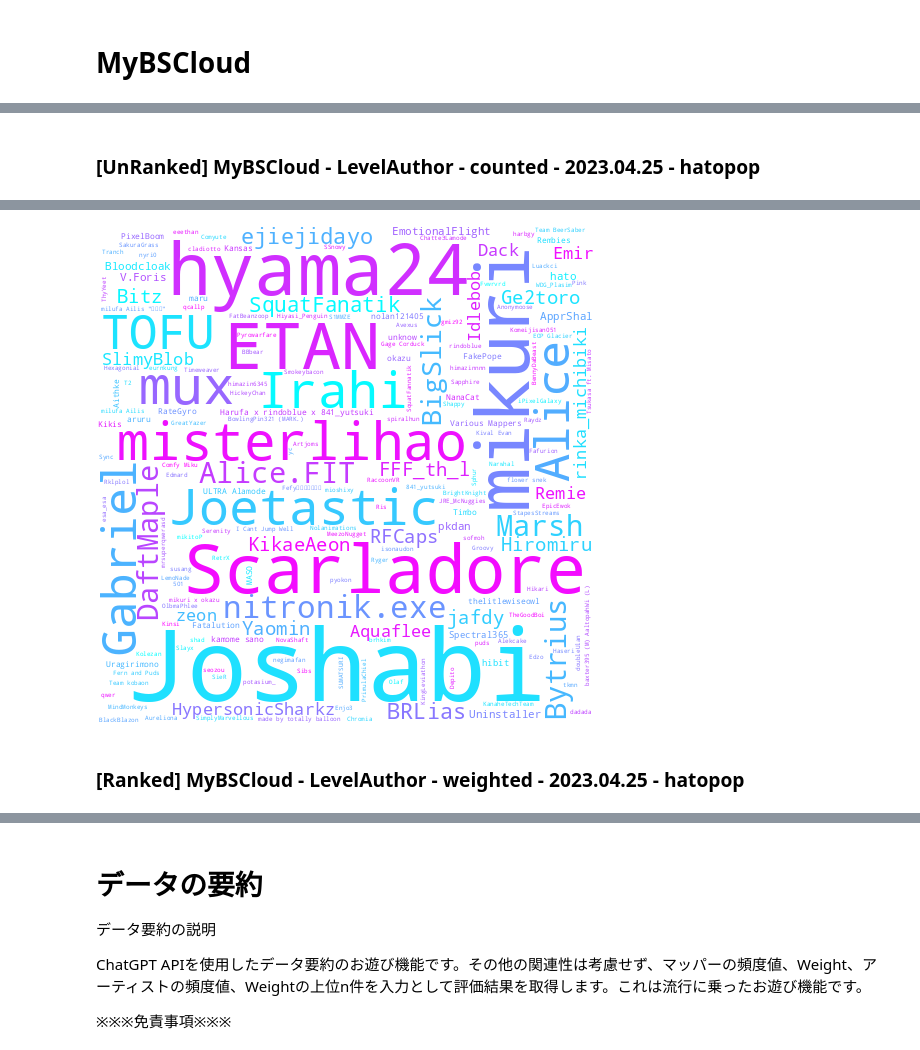
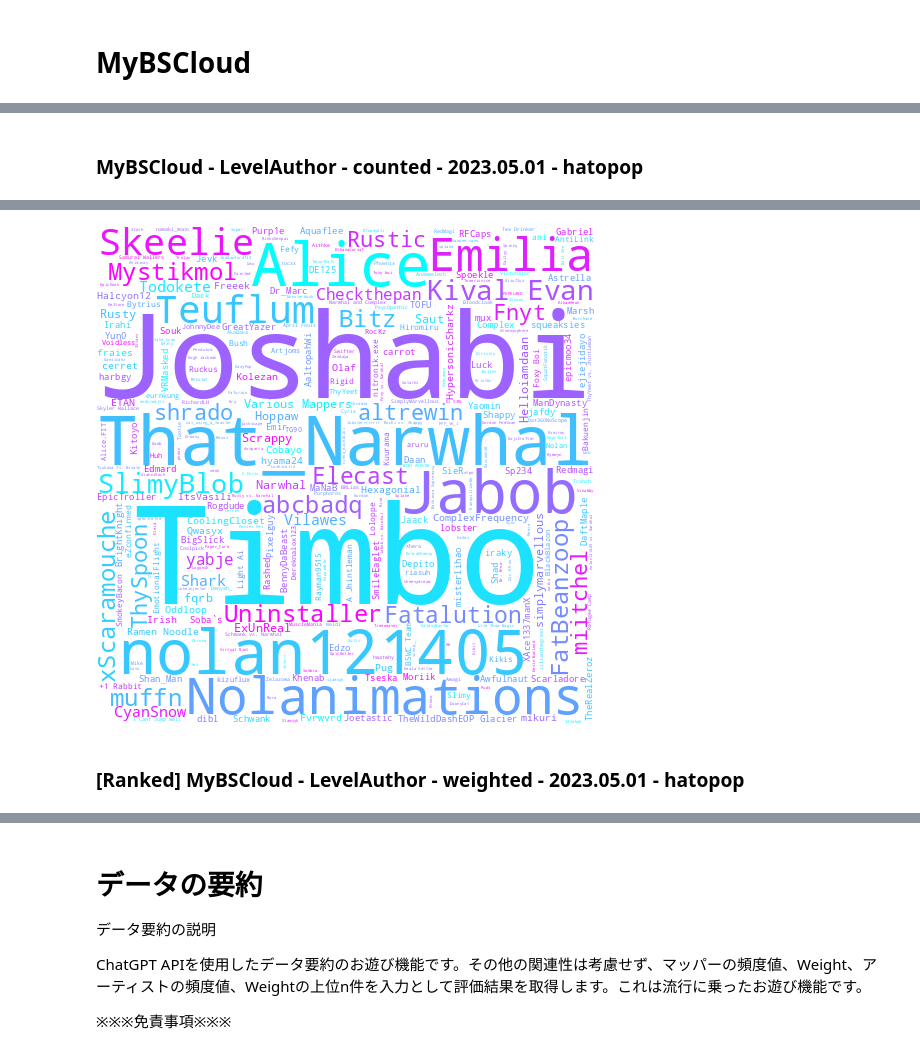
Before and after one commit to hatopopvr/MyBSCloud, a Jupyter notebook: MyBSCloud.ipynb, the cells around one changed output, grey strips where cells are left out. Cells and saved outputs as stored; diff of their text form; code cells hidden in the pictures.

```diff
--- a/MyBSCloud.ipynb
+++ b/MyBSCloud.ipynb
@@ -983,5 +982,11 @@ def get_wordcloud_weight(wordcloud_target, df_wordcloud, count_based=False):
             weights[name] += weight
 
     return weights
+
+def clean_filename(filename):
+    invalid_chars = r'<>:"/\|?*'
+    for char in invalid_chars:
+        filename = filename.replace(char, '_')
+    return filename
 # %% [output]
 [interactive output not drawn]
@@ -1046,7 +1050,8 @@ def create_wordcloud(text):
     wc_image = wordcloud.to_image()
 
     # 画像を保存
-    output_filename = "MyBSCloud_{}_{}.png".format(tz_ja.strftime("%Y%m%d_%H%M%S"), df_info["name"][0])
+    # output_filename = "MyBSCloud_{}_{}.png".format(tz_ja.strftime("%Y%m%d_%H%M%S"), df_info["name"][0])
+    output_filename = "MyBSCloud_{}_{}_{}.png".format(mode, tz_ja.strftime("%Y%m%d_%H%M%S"), clean_filename(df_info["name"][0]))
 
     wc_image.save(output_filename)
 
@@ -1077,7 +1082,8 @@ def create_weighted_wordcloud(weights, mode="weighted", bg_clr="black", clr_map=
     wc_image = wordcloud.to_image()
 
     # 画像を保存
-    output_filename = "MyBSCloud_{}_{}_{}.png".format(mode, tz_ja.strftime("%Y%m%d_%H%M%S"), df_info["name"][0])
+    output_filename = "MyBSCloud_{}_{}_{}.png".format(mode, tz_ja.strftime("%Y%m%d_%H%M%S"), clean_filename(df_info["name"][0]))
+    # output_filename = "MyBSCloud_{}_{}_{}.png".format(mode, tz_ja.strftime("%Y%m%d_%H%M%S"), clean_filename(df_info["name"][0]))
 
     wc_image.save(output_filename)
 
@@ -1142,6 +1148,6 @@ else:
     print("データ件数が0件または フラグが無効のため WordCloud が作成できません。作成する場合は条件を見直してください。")
 # %% [output]
 [interactive output not drawn]
+### MyBSCloud - LevelAuthor - counted - 2023.05.01 - hatopop
 [interactive output not drawn]
-### [UnRanked] MyBSCloud - LevelAuthor - counted - 2023.04.25 - hatopop
 [interactive output not drawn]
@@ -1149,2 +1154,2 @@ else:
-[figure, old version]
+[figure, new version]
-### [Ranked] MyBSCloud - LevelAuthor - weighted - 2023.04.25 - hatopop
+### [Ranked] MyBSCloud - LevelAuthor - weighted - 2023.05.01 - hatopop
```
Also changed, not shown: parts of 5 cells of this notebook.
